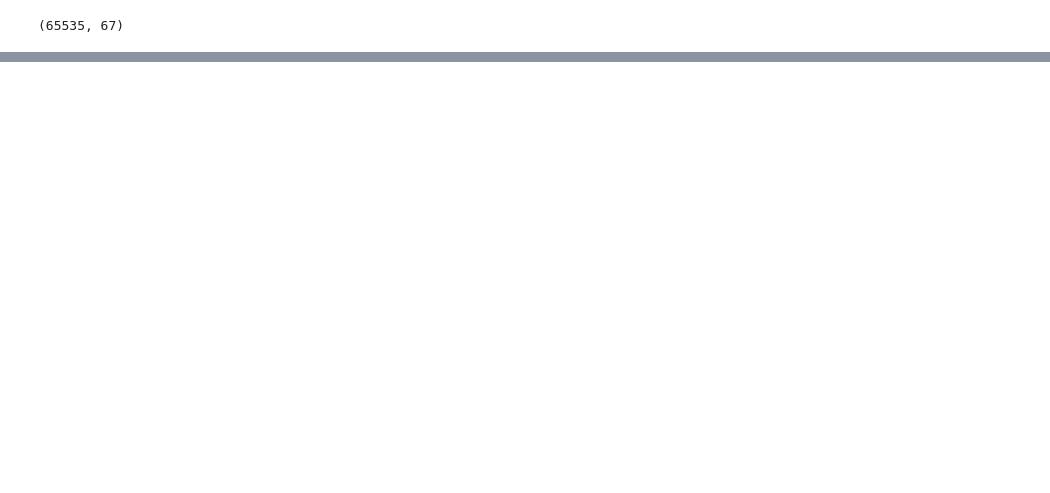
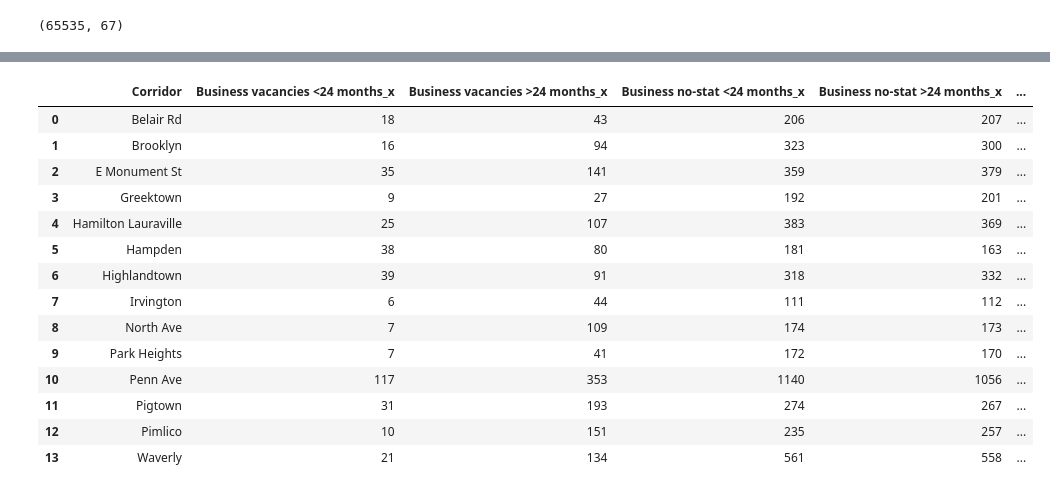
Before and after one commit to Jenkir/vacant_comm_bldgs, a Jupyter notebook: vacants_2021.ipynb, the cells around one changed output, grey strips where cells are left out. Drawn from its saved outputs; the diff is of its cells as text; code cells hidden in the pictures; blank space fills up the shorter version.

```diff
--- a/vacants_2021.ipynb
+++ b/vacants_2021.ipynb
@@ -369,0 +632,9 @@ census_2019_formatted.head()
+# %%
+# Q1
+# merge the corridor key dataframe with the short_balt_2021 dataframe on the common column "GEOID"
+balt_dfQ1 = pd.merge(
+    short_balt_2021Q1, corr_key_df, on="GEOID")
+
+# remove any columns with missing values, by using .dropna()
+balt_dfQ1 = balt_dfQ1.dropna()
+balt_dfQ1
@@ -369,0 +655,8 @@ census_2019_formatted.head()
+# %%
+# Q4: Use .groupby and .agg to sum the amounts for each corridor so it is easier to run analysis
+balt_aggQ4 = balt_dfQ4.groupby(['Corridor'], as_index=False).agg(
+    {'Business vacancies <24 months': sum, 'Business vacancies >24 months': sum, 'Business no-stat <24 months': sum,
+     'Business no-stat >24 months':sum
+    }
+)
+balt_aggQ4
@@ -369,0 +727,8 @@ census_2019_formatted.head()
+# %%
+# Q1: Use .groupby and .agg to sum the amounts for each corridor so it is easier to run analysis
+balt_aggQ1 = balt_dfQ1.groupby(['Corridor'], as_index=False).agg(
+    {'Business vacancies <24 months': sum, 'Business vacancies >24 months': sum, 'Business no-stat <24 months': sum,
+     'Business no-stat >24 months':sum
+    }
+)
+balt_aggQ1
@@ -369,0 +751,6 @@ census_2019_formatted.head()
+# %%
+# Add a column for the year "2021" and insert it in the dataframes
+balt_aggQ4['Year']= "2021"
+balt_aggQ3['Year']= "2021"
+balt_aggQ2['Year']= "2021"
+balt_aggQ1['Year']= "2021"
@@ -369,0 +785,20 @@ census_2019_formatted.head()
+# %%
+# Merge the dataframes together based on the Corridor
+mergeQ1_Q4 = pd.merge(balt_aggQ4, balt_aggQ1, on="Corridor")
+mergeQ1_Q4
+# %% [output]
+|  | Corridor | Business vacancies <24 months_x | Business vacancies >24 months_x | Business no-stat <24 months_x | Business no-stat >24 months_x | ... |
+| 0 | Belair Rd | 18 | 43 | 206 | 207 | ... |
+| 1 | Brooklyn | 16 | 94 | 323 | 300 | ... |
+| 2 | E Monument St | 35 | 141 | 359 | 379 | ... |
+| 3 | Greektown | 9 | 27 | 192 | 201 | ... |
+| 4 | Hamilton Lauraville | 25 | 107 | 383 | 369 | ... |
+| 5 | Hampden | 38 | 80 | 181 | 163 | ... |
+| 6 | Highlandtown | 39 | 91 | 318 | 332 | ... |
+| 7 | Irvington | 6 | 44 | 111 | 112 | ... |
+| 8 | North Ave | 7 | 109 | 174 | 173 | ... |
+| 9 | Park Heights | 7 | 41 | 172 | 170 | ... |
+| 10 | Penn Ave | 117 | 353 | 1140 | 1056 | ... |
+| 11 | Pigtown | 31 | 193 | 274 | 267 | ... |
+| 12 | Pimlico | 10 | 151 | 235 | 257 | ... |
+| 13 | Waverly | 21 | 134 | 561 | 558 | ... |
```
Also changed, not shown: parts of 94 cells of this notebook, 7 other files.
